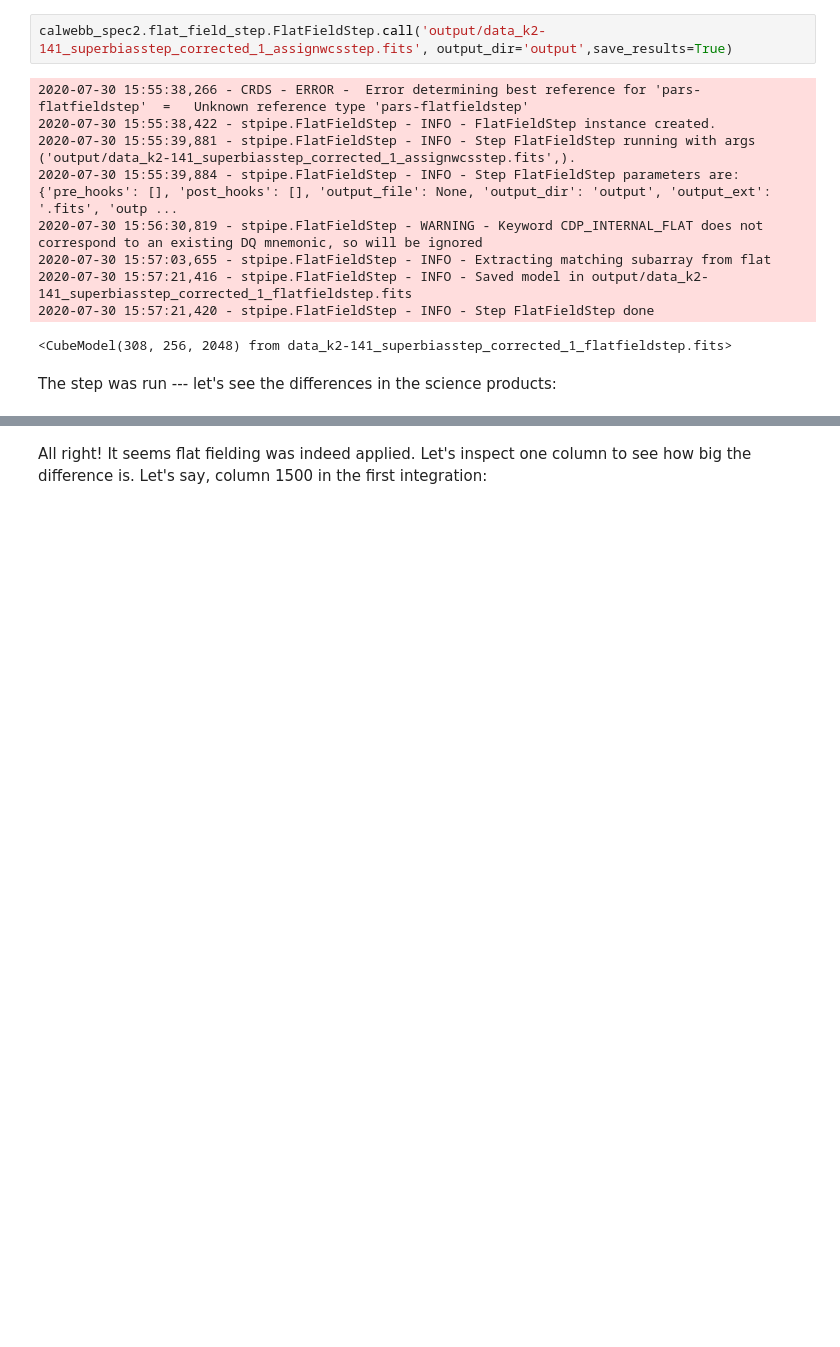
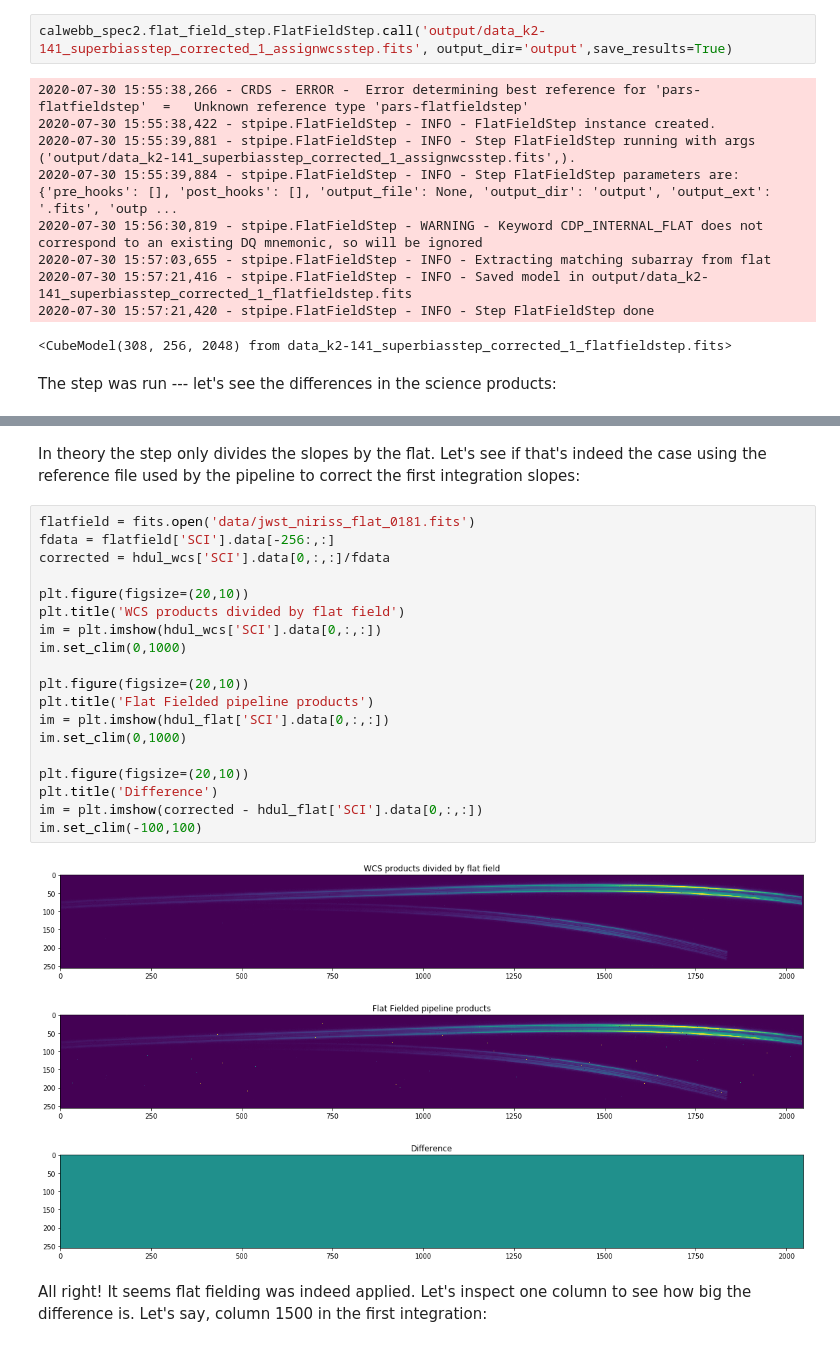
Before and after one commit to nespinoza/jwst_pipeline_testing, a Jupyter notebook: Stage 2 testing - NIRISS SOSS.ipynb, the cells around one changed output, grey strips where cells are left out. Cells and saved outputs as stored; diff of their text form; blank space fills up the shorter version.

```diff
--- a/Stage 2 testing - NIRISS SOSS.ipynb
+++ b/Stage 2 testing - NIRISS SOSS.ipynb
@@ -199,6 +204,31 @@ None
 [figure]
 [figure]
 [figure]
+# %% [markdown]
+In theory the step only divides the slopes by the flat. Let's see if that's indeed the case using the reference file used by the pipeline to correct the first integration slopes:
+# %%
+flatfield = fits.open('data/jwst_niriss_flat_0181.fits')
+fdata = flatfield['SCI'].data[-256:,:]
+corrected = hdul_wcs['SCI'].data[0,:,:]/fdata
+
+plt.figure(figsize=(20,10))
+plt.title('WCS products divided by flat field')
+im = plt.imshow(hdul_wcs['SCI'].data[0,:,:])
+im.set_clim(0,1000)
+
+plt.figure(figsize=(20,10))
+plt.title('Flat Fielded pipeline products')
+im = plt.imshow(hdul_flat['SCI'].data[0,:,:])
+im.set_clim(0,1000)
+
+plt.figure(figsize=(20,10))
+plt.title('Difference')
+im = plt.imshow(corrected - hdul_flat['SCI'].data[0,:,:])
+im.set_clim(-100,100)
+# %% [output]
+[figure, added]
+[figure, added]
+[figure, added]
 # %% [markdown]
 All right! It seems flat fielding was indeed applied. Let's inspect one column to see how big the difference is. Let's say, column 1500 in the first integration:
 # %%
```
Also changed, not shown: parts of 22 cells of this notebook.
